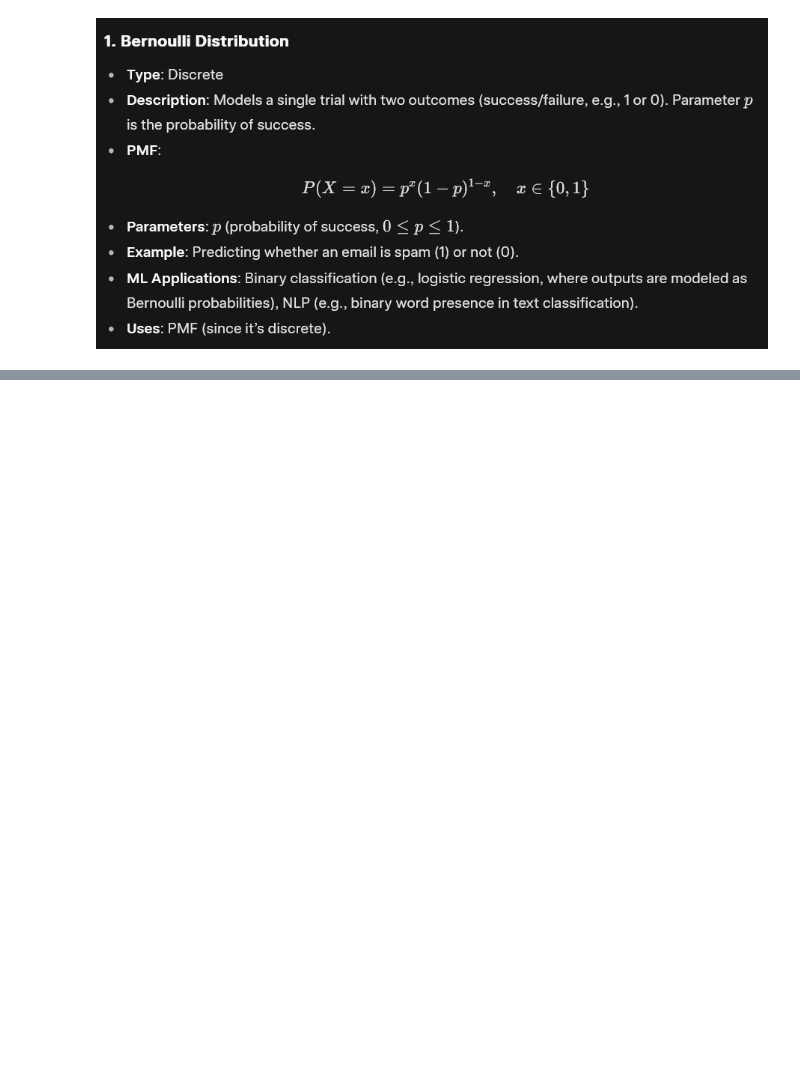
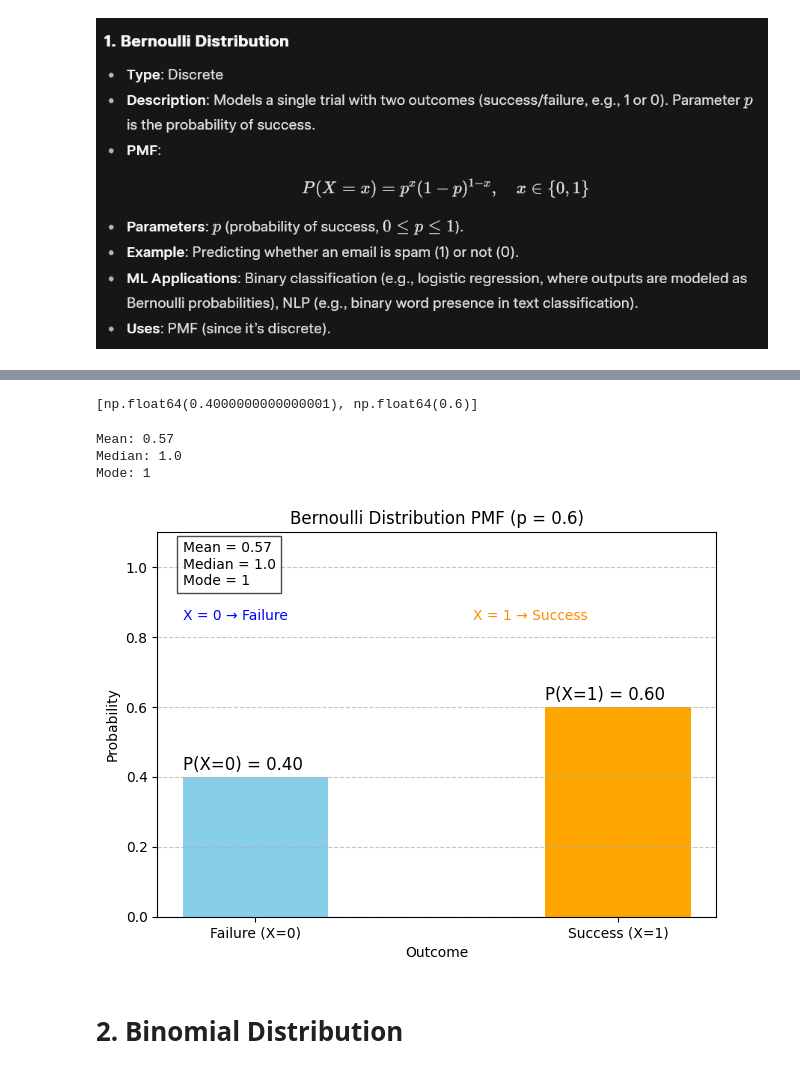
Before and after one commit to abhik12295/Data-Science-Learning, a Jupyter notebook: Statistics/types_of_probability_distribution.ipynb, the cells around one changed output, grey strips where cells are left out. Cells and saved outputs as stored; diff of their text form; code cells hidden in the pictures; blank space fills up the shorter version.

```diff
--- a/Statistics/types_of_probability_distribution.ipynb
+++ b/Statistics/types_of_probability_distribution.ipynb
@@ -10,0 +38,67 @@ Types of Probability Distribution
+# %%
+# define probability of success
+p = 0.6
+
+# bernolli outcomes
+x = [0,1]
+
+# PMF values
+pmf = [bernoulli.pmf(k,p) for k in x]
+pmf
+# %% [output]
+[np.float64(0.4000000000000001), np.float64(0.6)]
+# %%
+import numpy as np
+import matplotlib.pyplot as plt
+from scipy.stats import bernoulli, mode
+
+# Define probability of success
+p = 0.6
+
+# Bernoulli outcomes: 0 and 1
+x = [0, 1]
+pmf = [bernoulli.pmf(k, p) for k in x]
+
+# Generate 1000 samples for empirical stats
+samples = bernoulli.rvs(p, size=1000)
+
+# Calculate mean, median, mode
+mean_val = np.mean(samples)
+median_val = np.median(samples)
+mode_val = mode(samples, keepdims=True).mode[0]
+
+# Print them
+print(f"Mean: {mean_val:.2f}")
+print(f"Median: {median_val}")
+print(f"Mode: {mode_val}")
+
+# Plot PMF with annotation
+plt.bar(x, pmf, width=0.4, color=['skyblue', 'orange'])
+plt.xticks(x, ['Failure (X=0)', 'Success (X=1)'])
+plt.title(f"Bernoulli Distribution PMF (p = {p})")
+plt.xlabel('Outcome')
+plt.ylabel('Probability')
+
+# Annotate bars
+for i, v in enumerate(pmf):
+    plt.text(x[i] - 0.2, v + 0.02, f'P(X={x[i]}) = {v:.2f}', fontsize=12)
+
+# Annotate meanings
+plt.text(-0.2, 0.85, 'X = 0 → Failure', fontsize=10, color='blue')
+plt.text(0.6, 0.85, 'X = 1 → Success', fontsize=10, color='darkorange')
+
+# Show Mean, Median, Mode in plot
+plt.text(-0.2, 0.95, f"Mean = {mean_val:.2f}\nMedian = {median_val}\nMode = {mode_val}",
+         bbox=dict(facecolor='white', alpha=0.7), fontsize=10)
+
+plt.ylim(0, 1.1)
+plt.grid(axis='y', linestyle='--', alpha=0.7)
+plt.tight_layout()
+plt.show()
+# %% [output]
+Mean: 0.57
+Median: 1.0
+Mode: 1
+[figure, added]
+# %% [markdown]
+# 2. Binomial Distribution
```
Also changed, not shown: parts of 10 cells of this notebook.
